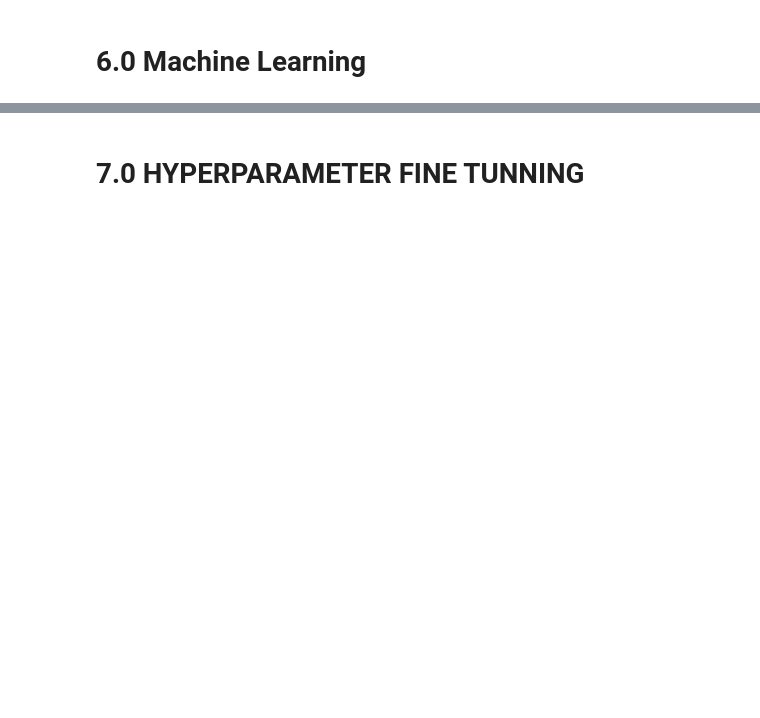
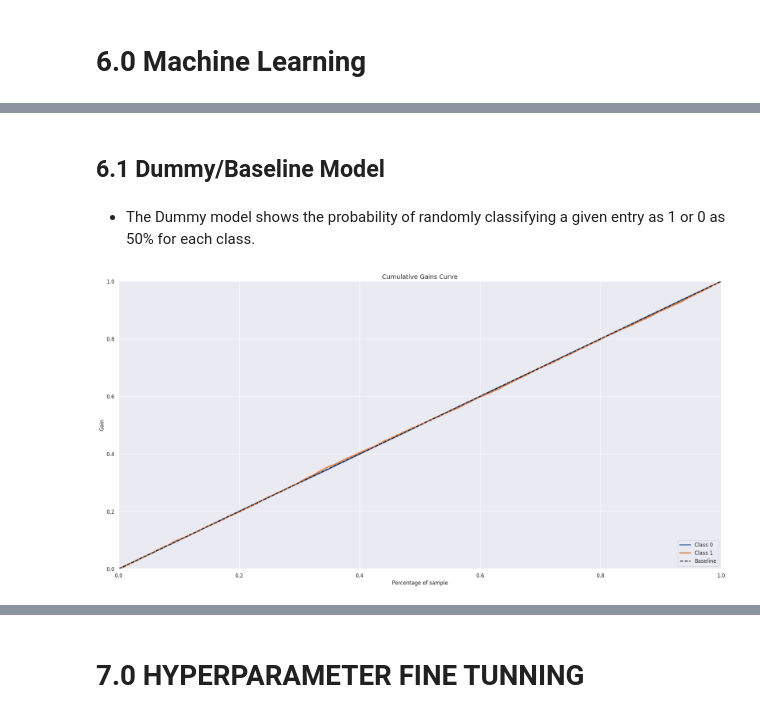
Before and after one commit to AndreMenezesDS/PA004_health_insurance, a Jupyter notebook: PA004_notebook.ipynb, the cells around one changed output, grey strips where cells are left out. Saved outputs shown, nothing was run; the diff lists cells and outputs as text; code cells hidden in the pictures; blank space fills up the shorter version.

```diff
--- a/PA004_notebook.ipynb
+++ b/PA004_notebook.ipynb
@@ -943,3 +984,9 @@ cols_selected = ['vintage', 'annual_premium', 'age', 'region_code', 'vehicle_dam
 
 x_train = df6[ cols_selected ]
 x_validation = X_validation[ cols_selected ]
+# %% [markdown]
+## 6.1 Dummy/Baseline Model
+# %% [markdown]
+
+
+*   The Dummy model shows the probability of randomly classifying a given entry as 1 or 0 as 50% for each class.
@@ -945,0 +1001,5 @@ x_validation = X_validation[ cols_selected ]
+# %%
+#Acumulative Gain Curve
+skplt.metrics.plot_cumulative_gain( y_validation, yhat_dummy);
+# %% [output]
+[figure, added]
```
Also changed, not shown: parts of 114 cells of this notebook, 1 other file.
